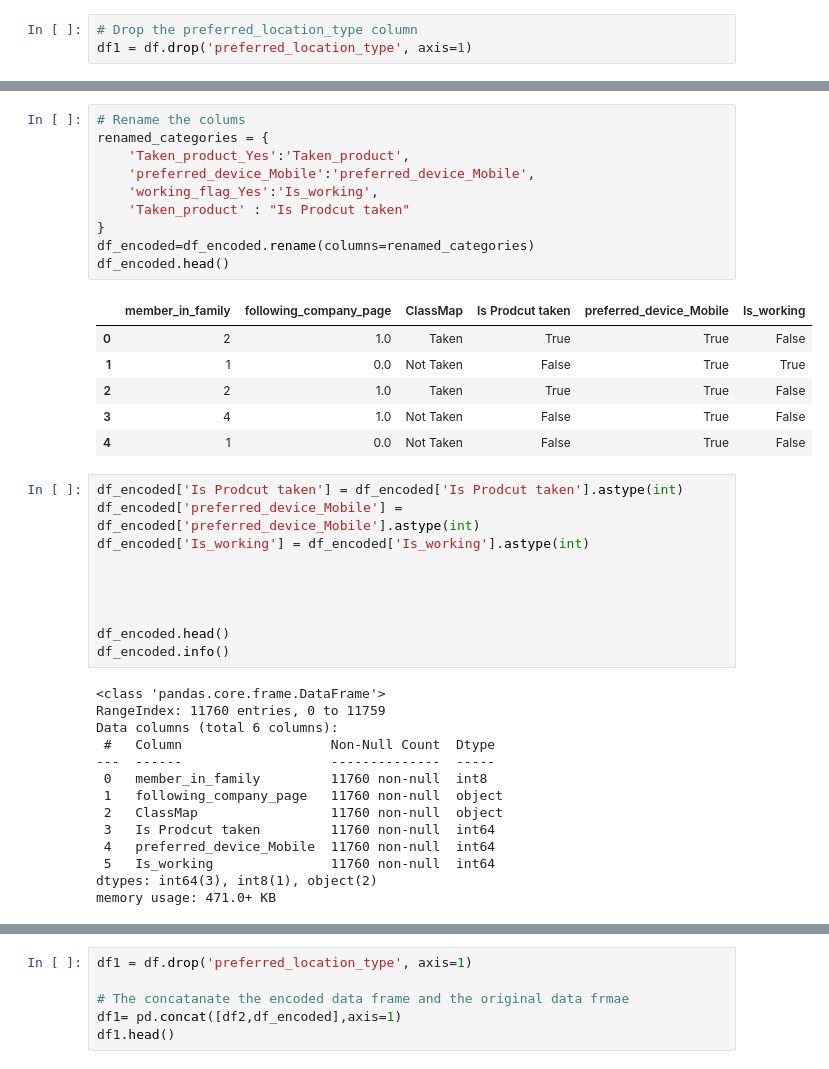
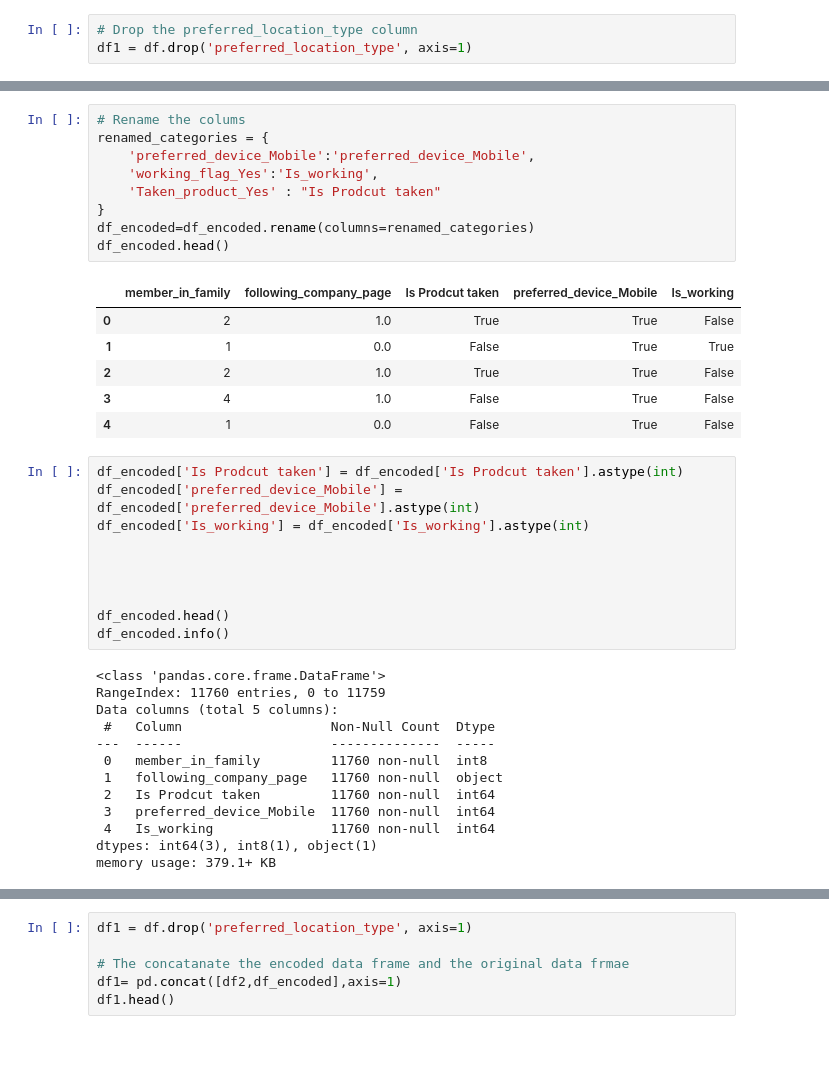
Before and after one commit to Hashith00/ML-Assignment, a Jupyter notebook: mlproject/Ml Project.ipynb, the cells around one changed output, grey strips where cells are left out. Saved outputs shown, nothing was run; the diff lists cells and outputs as text.

```diff
--- a/mlproject/Ml Project.ipynb
+++ b/mlproject/Ml Project.ipynb
@@ -638,20 +644,19 @@ df_encoded = df_encoded.drop(categories_to_be_dropped, axis=1)
 # %%
 # Rename the colums
 renamed_categories = {
-    'Taken_product_Yes':'Taken_product',
     'preferred_device_Mobile':'preferred_device_Mobile',
     'working_flag_Yes':'Is_working',
-    'Taken_product' : "Is Prodcut taken"
+    'Taken_product_Yes' : "Is Prodcut taken"
 }
 df_encoded=df_encoded.rename(columns=renamed_categories)
 df_encoded.head()
 # %% [output]
-|  | member_in_family | following_company_page | ClassMap | Is Prodcut taken | preferred_device_Mobile | Is_working |
-| 0 | 2 | 1.0 | Taken | True | True | False |
-| 1 | 1 | 0.0 | Not Taken | False | True | True |
-| 2 | 2 | 1.0 | Taken | True | True | False |
-| 3 | 4 | 1.0 | Not Taken | False | True | False |
-| 4 | 1 | 0.0 | Not Taken | False | True | False |
+|  | member_in_family | following_company_page | Is Prodcut taken | preferred_device_Mobile | Is_working |
+| 0 | 2 | 1.0 | True | True | False |
+| 1 | 1 | 0.0 | False | True | True |
+| 2 | 2 | 1.0 | True | True | False |
+| 3 | 4 | 1.0 | False | True | False |
+| 4 | 1 | 0.0 | False | True | False |
 # %%
 df_encoded['Is Prodcut taken'] = df_encoded['Is Prodcut taken'].astype(int)
 df_encoded['preferred_device_Mobile'] = df_encoded['preferred_device_Mobile'].astype(int)
@@ -665,16 +670,15 @@ df_encoded.info()
 # %% [output]
 <class 'pandas.core.frame.DataFrame'>
 RangeIndex: 11760 entries, 0 to 11759
-Data columns (total 6 columns):
+Data columns (total 5 columns):
  #   Column                   Non-Null Count  Dtype
 ---  ------                   --------------  -----
  0   member_in_family         11760 non-null  int8
  1   following_company_page   11760 non-null  object
- 2   ClassMap                 11760 non-null  object
- 3   Is Prodcut taken         11760 non-null  int64
- 4   preferred_device_Mobile  11760 non-null  int64
- 5   Is_working               11760 non-null  int64
-dtypes: int64(3), int8(1), object(2)
-memory usage: 471.0+ KB
+ 2   Is Prodcut taken         11760 non-null  int64
+ 3   preferred_device_Mobile  11760 non-null  int64
+ 4   Is_working               11760 non-null  int64
+dtypes: int64(3), int8(1), object(1)
+memory usage: 379.1+ KB
 # %%
 
```
Also changed, not shown: parts of 13 cells of this notebook.
